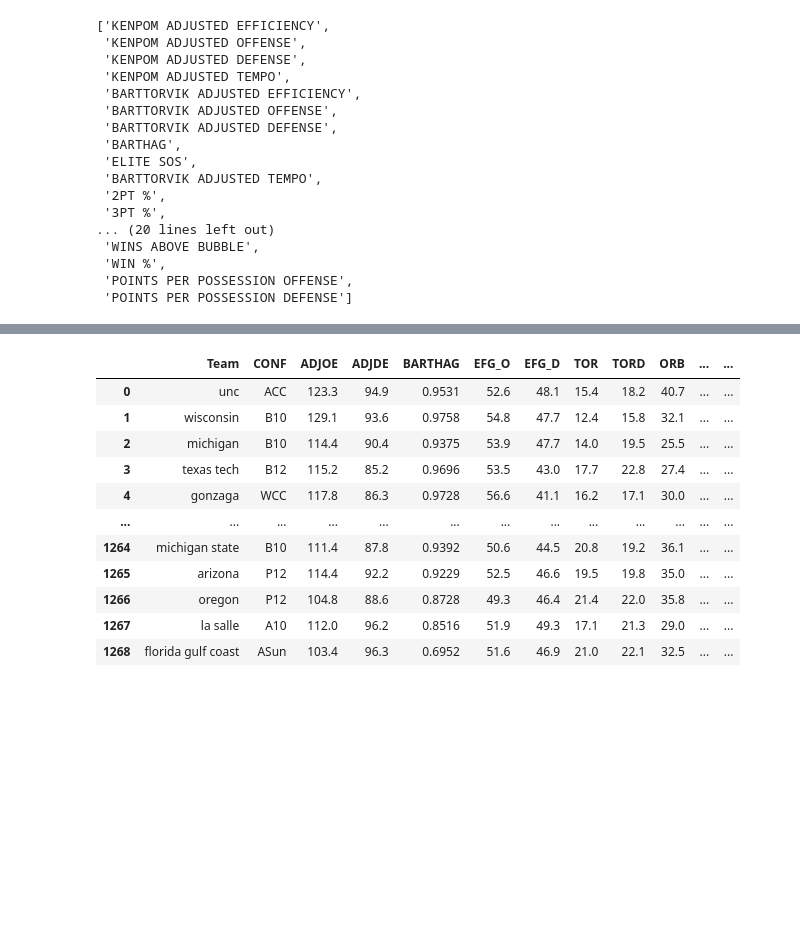
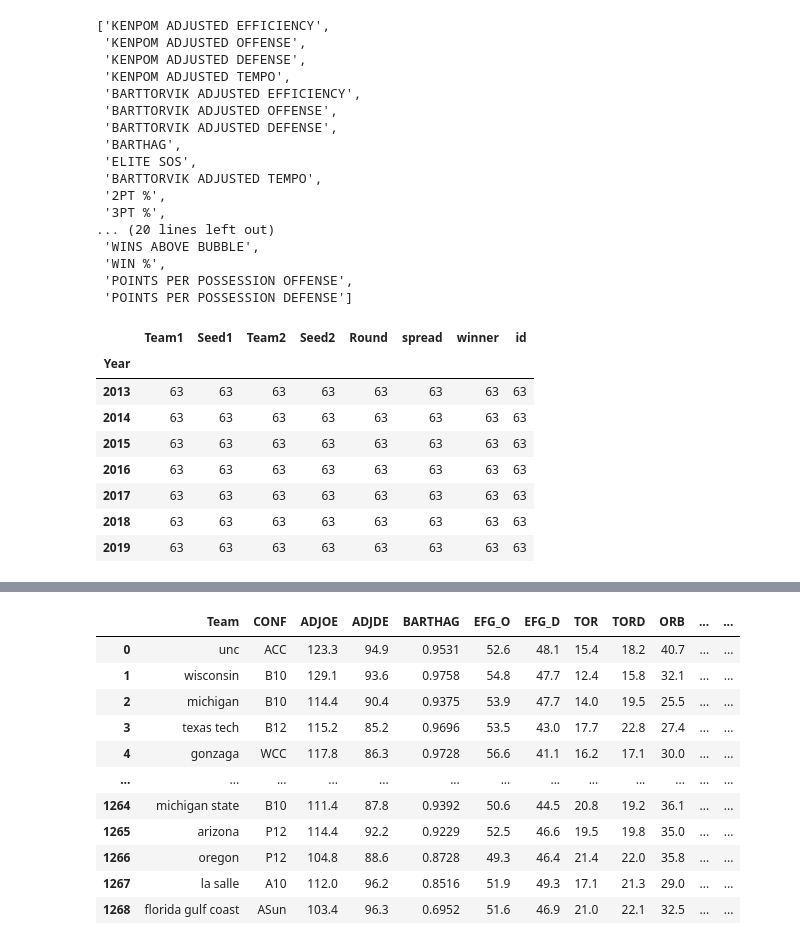
Before and after one commit to jacob-vogel/MLApplication, a Jupyter notebook: joiningData.ipynb, the cells around one changed output, grey strips where cells are left out. Cells and saved outputs as stored; diff of their text form; code cells hidden in the pictures; blank space fills up the shorter version.

```diff
--- a/joiningData.ipynb
+++ b/joiningData.ipynb
@@ -81,3 +82,20 @@ prevTournamentCols
  'WIN %',
  'POINTS PER POSSESSION OFFENSE',
  'POINTS PER POSSESSION DEFENSE']
+# %%
+#tournamentGameByGame.loc[(tournamentGameByGame['Team1'].str.contains('murray')) | (tournamentGameByGame['Team2'].str.contains('murray'))]
+
+groupByYear = tournamentGameByGame.groupby('Year')
+groupByYear
+
+#teamsInDB = list(tournamentGameByGame['Team1']) + list(tournamentGameByGame['Team2'])
+# %% [output]
+|  | Team1 | Seed1 | Team2 | Seed2 | Round | spread | winner | id |
+| Year |  |  |  |  |  |  |  |  |
+| 2013 | 63 | 63 | 63 | 63 | 63 | 63 | 63 | 63 |
+| 2014 | 63 | 63 | 63 | 63 | 63 | 63 | 63 | 63 |
+| 2015 | 63 | 63 | 63 | 63 | 63 | 63 | 63 | 63 |
+| 2016 | 63 | 63 | 63 | 63 | 63 | 63 | 63 | 63 |
+| 2017 | 63 | 63 | 63 | 63 | 63 | 63 | 63 | 63 |
+| 2018 | 63 | 63 | 63 | 63 | 63 | 63 | 63 | 63 |
+| 2019 | 63 | 63 | 63 | 63 | 63 | 63 | 63 | 63 |
```
Also changed, not shown: parts of 5 cells of this notebook.
